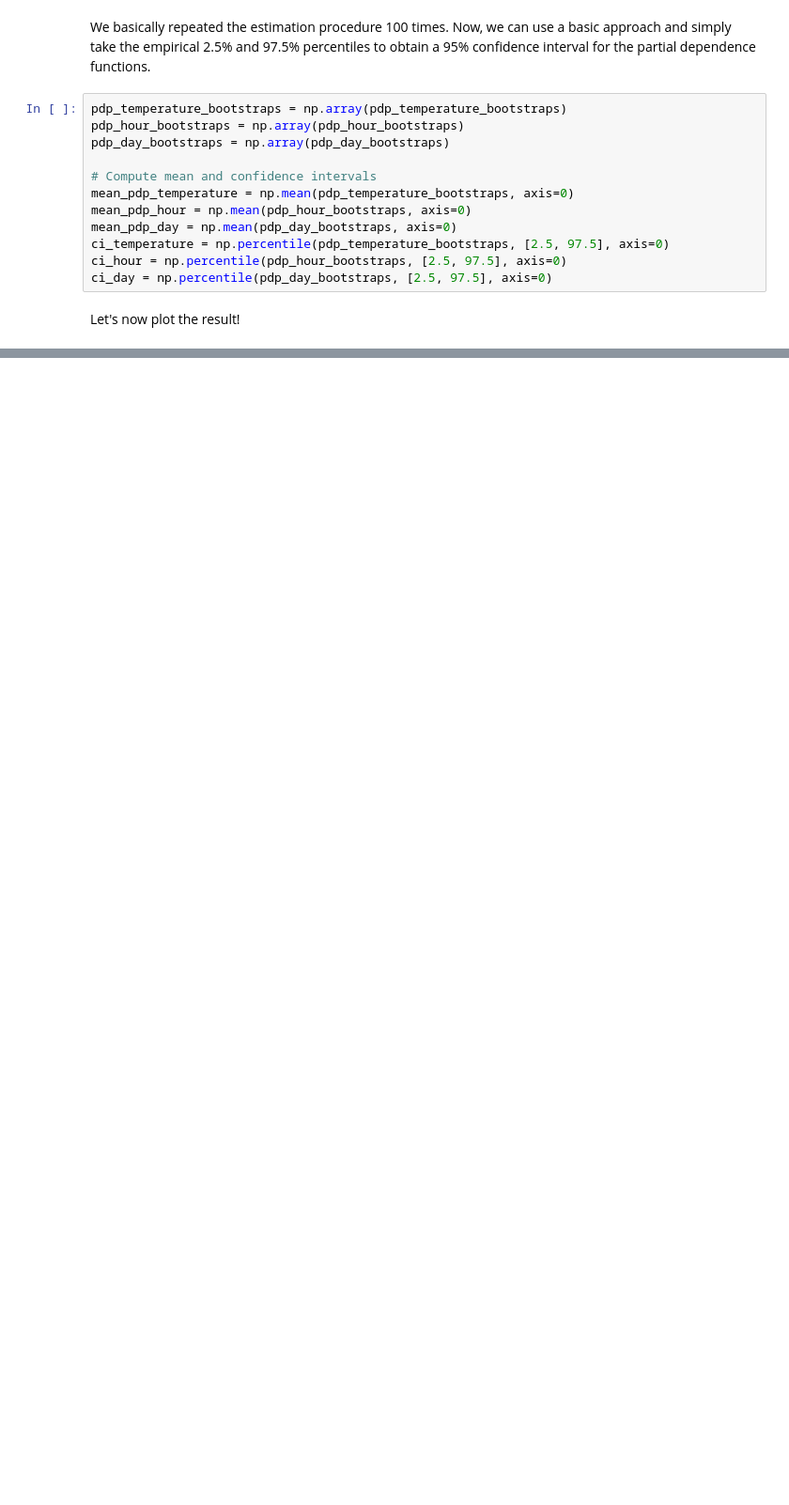
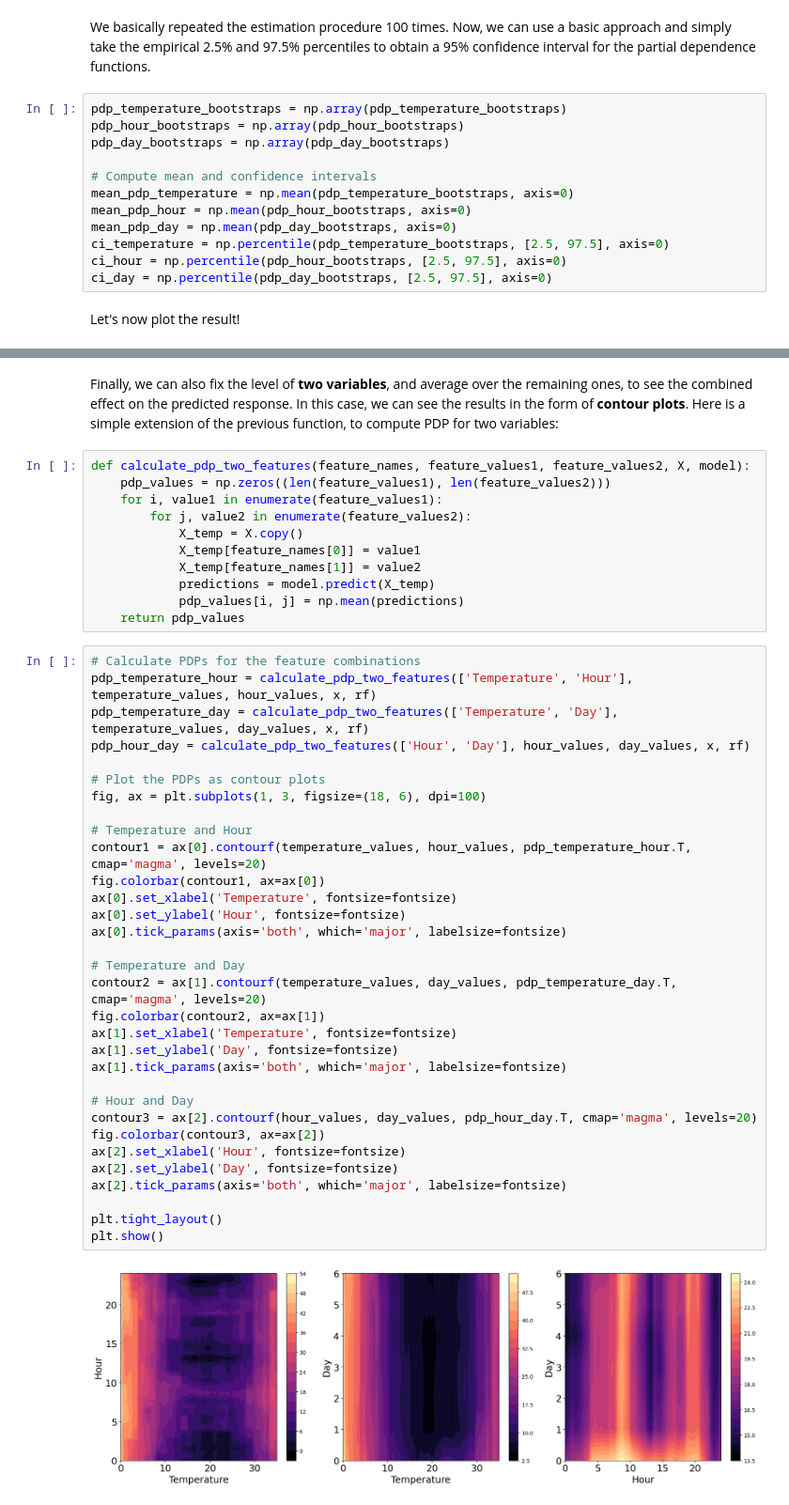
Before and after one commit to dcacciarelli/my-causality-book, a Jupyter notebook: _sources/notebooks/partial_dependency_plots.ipynb, the cells around one changed output, grey strips where cells are left out. Shown: that part at 94% size. Drawn from its saved outputs; the diff is of its cells as text; blank space fills up the shorter version.

```diff
--- a/_sources/notebooks/partial_dependency_plots.ipynb
+++ b/_sources/notebooks/partial_dependency_plots.ipynb
@@ -197,0 +194,47 @@ plt.show()
+# %% [markdown]
+Finally, we can also fix the level of **two variables**, and average over the remaining ones, to see the combined effect on the predicted response. In this case, we can see the results in the form of **contour plots**. Here is a simple extension of the previous function, to compute PDP for two variables:
+# %%
+def calculate_pdp_two_features(feature_names, feature_values1, feature_values2, X, model):
+    pdp_values = np.zeros((len(feature_values1), len(feature_values2)))
+    for i, value1 in enumerate(feature_values1):
+        for j, value2 in enumerate(feature_values2):
+            X_temp = X.copy()
+            X_temp[feature_names[0]] = value1
+            X_temp[feature_names[1]] = value2
+            predictions = model.predict(X_temp)
+            pdp_values[i, j] = np.mean(predictions)
+    return pdp_values
+# %%
+# Calculate PDPs for the feature combinations
+pdp_temperature_hour = calculate_pdp_two_features(['Temperature', 'Hour'], temperature_values, hour_values, x, rf)
+pdp_temperature_day = calculate_pdp_two_features(['Temperature', 'Day'], temperature_values, day_values, x, rf)
+pdp_hour_day = calculate_pdp_two_features(['Hour', 'Day'], hour_values, day_values, x, rf)
+
+# Plot the PDPs as contour plots
+fig, ax = plt.subplots(1, 3, figsize=(18, 6), dpi=100)
+
+# Temperature and Hour
+contour1 = ax[0].contourf(temperature_values, hour_values, pdp_temperature_hour.T, cmap='magma', levels=20)
+fig.colorbar(contour1, ax=ax[0])
+ax[0].set_xlabel('Temperature', fontsize=fontsize)
+ax[0].set_ylabel('Hour', fontsize=fontsize)
+ax[0].tick_params(axis='both', which='major', labelsize=fontsize)
+
+# Temperature and Day
+contour2 = ax[1].contourf(temperature_values, day_values, pdp_temperature_day.T, cmap='magma', levels=20)
+fig.colorbar(contour2, ax=ax[1])
+ax[1].set_xlabel('Temperature', fontsize=fontsize)
+ax[1].set_ylabel('Day', fontsize=fontsize)
+ax[1].tick_params(axis='both', which='major', labelsize=fontsize)
+
+# Hour and Day
+contour3 = ax[2].contourf(hour_values, day_values, pdp_hour_day.T, cmap='magma', levels=20)
+fig.colorbar(contour3, ax=ax[2])
+ax[2].set_xlabel('Hour', fontsize=fontsize)
+ax[2].set_ylabel('Day', fontsize=fontsize)
+ax[2].tick_params(axis='both', which='major', labelsize=fontsize)
+
+plt.tight_layout()
+plt.show()
+# %% [output]
+[figure, added]
```
Also changed, not shown: parts of 3 cells of this notebook, 6 other files.
